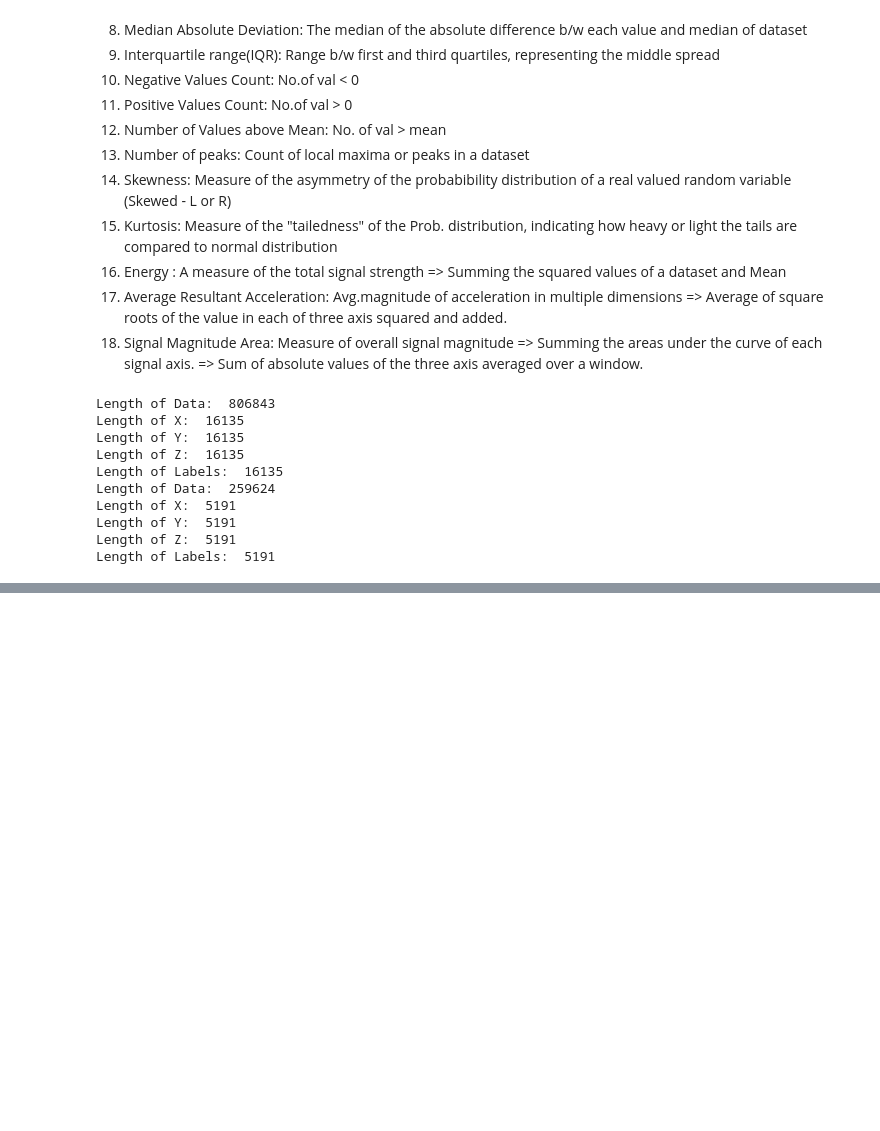
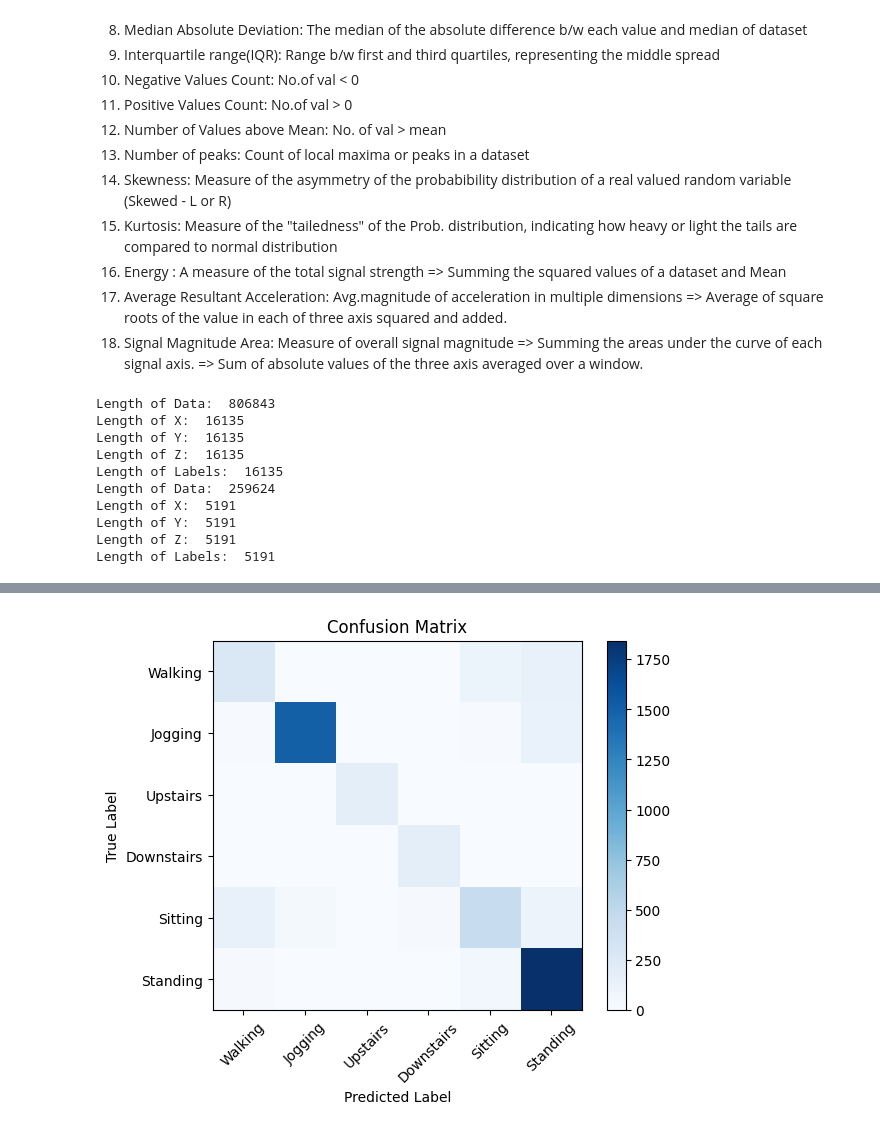
Before and after one commit to udaygirish/time_series_experiments, a Jupyter notebook: exploration.ipynb, the cells around one changed output, grey strips where cells are left out. Drawn from its saved outputs; the diff is of its cells as text; code cells hidden in the pictures; blank space fills up the shorter version.

```diff
--- a/exploration.ipynb
+++ b/exploration.ipynb
@@ -678,0 +696,18 @@ ValueError: Input X contains infinity or a value too large for dtype('float64').
+# %%
+# Plot Confusion Matrix
+
+def plot_confusion_matrix(y_true, y_pred, classes, cmap = plt.cm.Blues):
+    cm = confusion_matrix(y_true, y_pred)
+    plt.imshow(cm, interpolation='nearest', cmap=cmap)
+    plt.title('Confusion Matrix')
+    plt.colorbar()
+    tick_marks = np.arange(len(classes))
+    plt.xticks(tick_marks, classes, rotation=45)
+    plt.yticks(tick_marks, classes)
+    plt.xlabel('Predicted Label')
+    plt.ylabel('True Label')
+    plt.show()
+
+plot_confusion_matrix(test_labels, test_preds, classes = df["activity"].unique())
+# %% [output]
+[figure, added]
```
Also changed, not shown: parts of 8 cells of this notebook.
